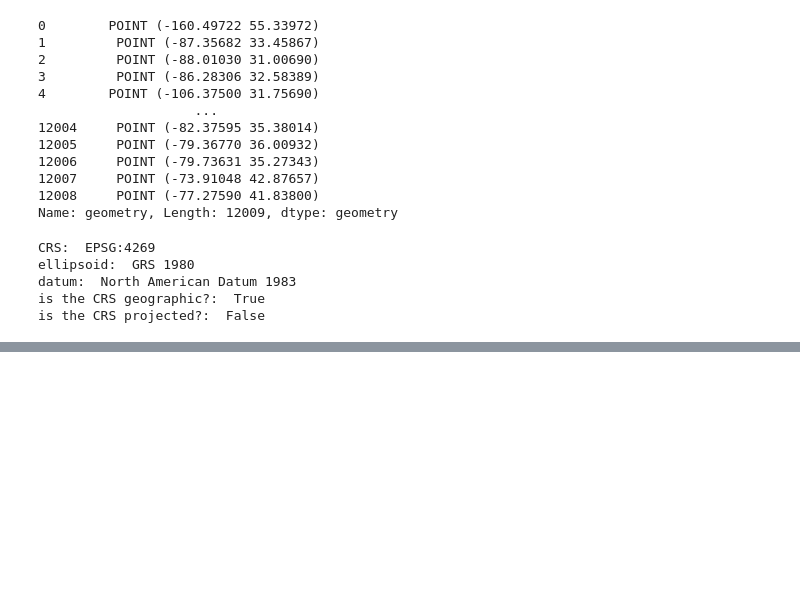
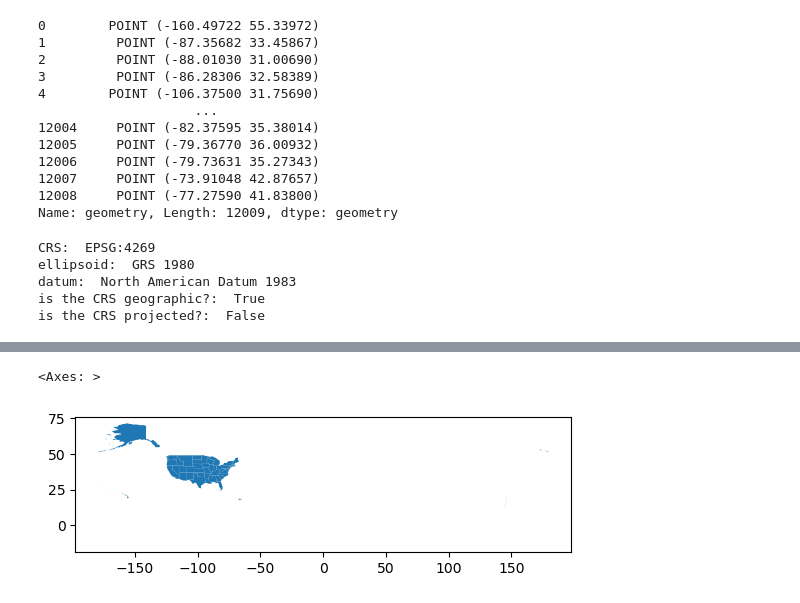
Before and after one commit to stephenccodes/EDS220-2024-in-class, a Jupyter notebook: week5-csv-to-geodf.ipynb, the cells around one changed output, grey strips where cells are left out. Saved outputs shown, nothing was run; the diff lists cells and outputs as text; code cells hidden in the pictures; blank space fills up the shorter version.

```diff
--- a/week5-csv-to-geodf.ipynb
+++ b/week5-csv-to-geodf.ipynb
@@ -76,0 +175,6 @@ states = gpd.read_file(fp)
+# %%
+code_cols = ['region', 'division', 'statefp']
+
+# Check whether code columns aree strings
+for column in code_cols:
+    print(f"{column} is string dtype? {is_string_dtype(states[column])}")
@@ -76,0 +195,5 @@ states = gpd.read_file(fp)
+# %%
+# Update code columns into integers
+for column in code_cols:
+    states[column] = states[column].astype('int')
+    assert is_numeric_dtype(states[column]) # Check conversion
@@ -76,0 +216,5 @@ states = gpd.read_file(fp)
+# %%
+states.plot()
+# %% [output]
+<Axes: >
+[figure, added]
```
Also changed, not shown: parts of 36 cells of this notebook.
